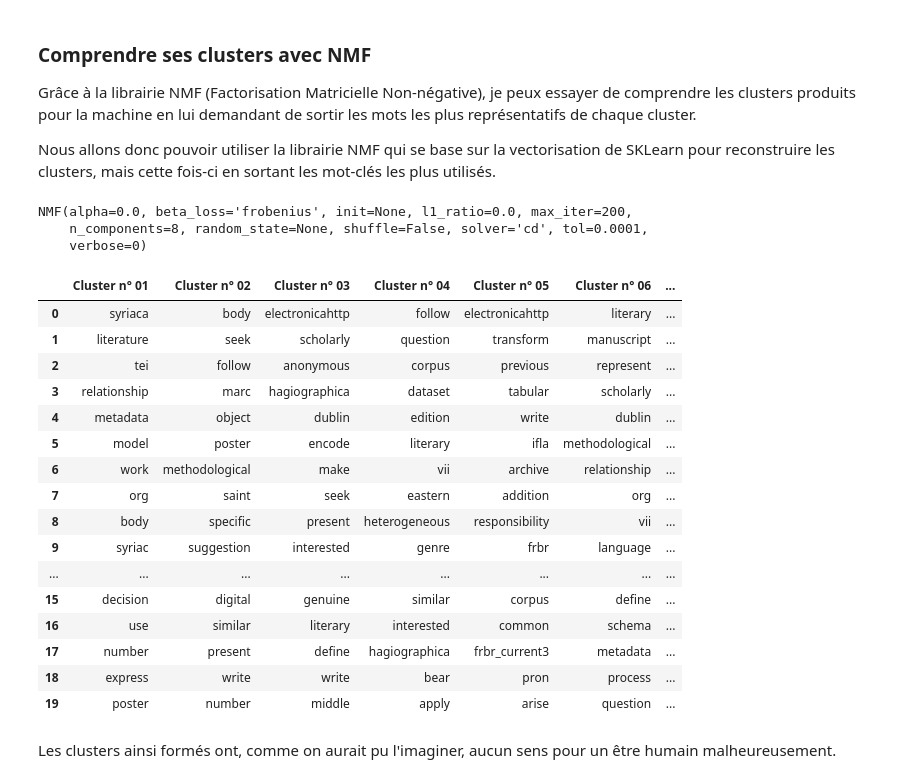
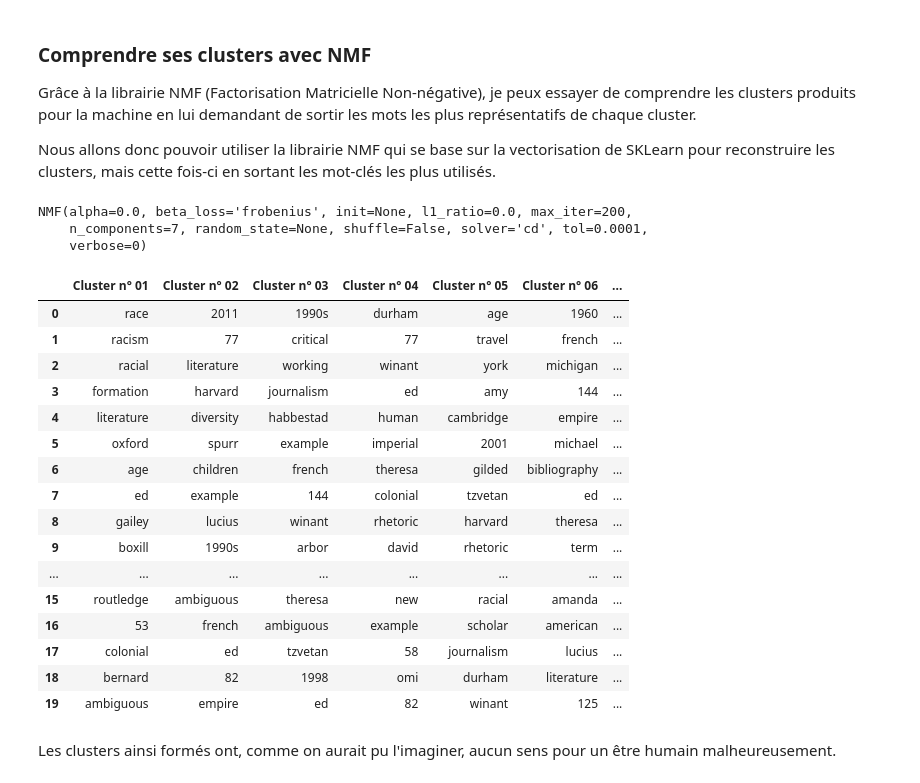
Before and after one commit to Chartes-TNAH/Devoir_Python, a Jupyter notebook: 2012/Step_3_Analyse textuelle et clustering.ipynb, the cells around one changed output. Saved outputs shown, nothing was run; the diff lists cells and outputs as text; code cells hidden in the pictures.

```diff
--- a/2012/Step_4_Analyse textuelle et clustering.ipynb
+++ b/2012/Step_3_Analyse textuelle et clustering.ipynb
@@ -87,7 +87,7 @@ X = vectorizer.fit_transform(documents)
 Ensuite, on réunit les termes vectorisés en cluster, c'est à dire en groupe de ressemblance.
 # %%
 #clusterise les documents, ici 8 clusters
-true_k = 8
+true_k = 7
 model = KMeans(n_clusters=true_k, init='k-means++', max_iter=100, n_init=1)
 model.fit(X)
 # %% [output]
@@ -130,5 +130,5 @@ Grâce à un système de prédiction découlant de l'apprentissage et de l'entra
 # %%
-Path = "./cache2016/cacheLEM/" #On peut remplacer le cache STEM par LEM à la place, pour ainsi comparer les deux sorties.
+Path = "./cache2012/cacheLEM/" #On peut remplacer le cache STEM par LEM à la place, pour ainsi comparer les deux sorties.
 filelist = os.listdir(Path) #filelist est une liste regroupant tous les chemins vers les différents abstracts.
 liste_triee = [] #c'est la liste contenant les infos triées de tous les abstracts
 
@@ -140,14 +140,14 @@ for abstract in filelist:
         texte = y.read()
         X = vectorizer.transform([texte]) #je vectorise le texte de l'abstract
         predicted = model.predict(X)  #j'attribue l'abstract à un cluster. predicted est de la classe numpy array : c'est un vecteur
-        with open('./cache2016/TEI2016.csv', 'r') as csvfile:
+        with open('./cache2012/TEI2012.csv', 'r') as csvfile:
             read = csv.reader(csvfile, delimiter = ',')
             titre = ''
             auteurs = ''
             for row in read:
-                if row[4] == reference:
-                    titre = row[1]
-                    auteurs = row[0]
+                if row[3] == reference:
+                    titre = row[0]
+                    auteurs = row[1]
         liste_resultat_unitaire.append(titre)
         liste_resultat_unitaire.append(auteurs)
         liste_resultat_unitaire.append(int(predicted))
@@ -160,7 +160,6 @@ list_grp4 = []
 list_grp5 = []
 list_grp6 = []
 list_grp7 = []
-list_grp8 = []
 
 print("Dans le groupe 1, il y a :")
 for elem in liste_triee:
@@ -203,11 +202,5 @@ for elem in liste_triee:
     if elem[2] == 6:
         list_grp7.append(elem[0])
         print("\t", elem[0] )
-
-print("\n Dans le groupe 8, il y a :")
-for elem in liste_triee:
-    if elem[2] == 7:
-        list_grp8.append(elem[0])
-        print("\t", elem[0] )
 # %% [output]
 Dans le groupe 1, il y a :
@@ -478,12 +401,12 @@ transformer = TfidfTransformer(smooth_idf=True)
 x_tfidf = transformer.fit_transform(X) #j'insère X, c'est à dire les documents vectorisés
 xtfidf_norm = normalize(x_tfidf, norm='l1', axis=1) #normalisation des vecteurs pour rentrer dans la matrice
 # %%
-num_topics = 8
-model = NMF(n_components=num_topics) #Je construis l'algorithme de NMF
-model.fit(xtfidf_norm) #J'entre mes vecteurs normalisés dans l'algorithme de NMF
+num_topics = 7
+modelnmf = NMF(n_components=num_topics) #Je construis l'algorithme de NMF
+modelnmf.fit(xtfidf_norm) #J'entre mes vecteurs normalisés dans l'algorithme de NMF
 # %% [output]
 NMF(alpha=0.0, beta_loss='frobenius', init=None, l1_ratio=0.0, max_iter=200,
-    n_components=8, random_state=None, shuffle=False, solver='cd', tol=0.0001,
+    n_components=7, random_state=None, shuffle=False, solver='cd', tol=0.0001,
     verbose=0)
 # %%
 def get_nmf_topics(model, n_top_words):
@@ -495,30 +418,30 @@ def get_nmf_topics(model, n_top_words):
     for i in range(num_topics):
 
         #Pour chaque cluster j'obtiens les plus gros vecteurs, et j'ajoute les mots dans le dictionnaires initialisés "word_dict".
-        words_ids = model.components_[i].argsort()[:-20 - 1:-1]
+        words_ids = modelnmf.components_[i].argsort()[:-20 - 1:-1]
         words = [feat_names[key] for key in words_ids]
         word_dict['Cluster n° ' + '{:02d}'.format(i+1)] = words
 
     return pd.DataFrame(word_dict);
 # %%
-get_nmf_topics(model, 10)
+get_nmf_topics(modelnmf, 10)
 # %% [output]
 |  | Cluster n° 01 | Cluster n° 02 | Cluster n° 03 | Cluster n° 04 | Cluster n° 05 | Cluster n° 06 | ... |
-| 0 | syriaca | body | electronicahttp | follow | electronicahttp | literary | ... |
-| 1 | literature | seek | scholarly | question | transform | manuscript | ... |
-| 2 | tei | follow | anonymous | corpus | previous | represent | ... |
-| 3 | relationship | marc | hagiographica | dataset | tabular | scholarly | ... |
-| 4 | metadata | object | dublin | edition | write | dublin | ... |
-| 5 | model | poster | encode | literary | ifla | methodological | ... |
-| 6 | work | methodological | make | vii | archive | relationship | ... |
-| 7 | org | saint | seek | eastern | addition | org | ... |
-| 8 | body | specific | present | heterogeneous | responsibility | vii | ... |
-| 9 | syriac | suggestion | interested | genre | frbr | language | ... |
+| 0 | race | 2011 | 1990s | durham | age | 1960 | ... |
+| 1 | racism | 77 | critical | 77 | travel | french | ... |
+| 2 | racial | literature | working | winant | york | michigan | ... |
+| 3 | formation | harvard | journalism | ed | amy | 144 | ... |
+| 4 | literature | diversity | habbestad | human | cambridge | empire | ... |
+| 5 | oxford | spurr | example | imperial | 2001 | michael | ... |
+| 6 | age | children | french | theresa | gilded | bibliography | ... |
+| 7 | ed | example | 144 | colonial | tzvetan | ed | ... |
+| 8 | gailey | lucius | winant | rhetoric | harvard | theresa | ... |
+| 9 | boxill | 1990s | arbor | david | rhetoric | term | ... |
 | ... | ... | ... | ... | ... | ... | ... | ... |
-| 15 | decision | digital | genuine | similar | corpus | define | ... |
-| 16 | use | similar | literary | interested | common | schema | ... |
-| 17 | number | present | define | hagiographica | frbr_current3 | metadata | ... |
-| 18 | express | write | write | bear | pron | process | ... |
-| 19 | poster | number | middle | apply | arise | question | ... |
+| 15 | routledge | ambiguous | theresa | new | racial | amanda | ... |
+| 16 | 53 | french | ambiguous | example | scholar | american | ... |
+| 17 | colonial | ed | tzvetan | 58 | journalism | lucius | ... |
+| 18 | bernard | 82 | 1998 | omi | durham | literature | ... |
+| 19 | ambiguous | empire | ed | 82 | winant | 125 | ... |
 # %% [markdown]
 Les clusters ainsi formés ont, comme on aurait pu l'imaginer, aucun sens pour un être humain malheureusement.
```
Also changed, not shown: parts of 14 cells of this notebook, 4 other files.
